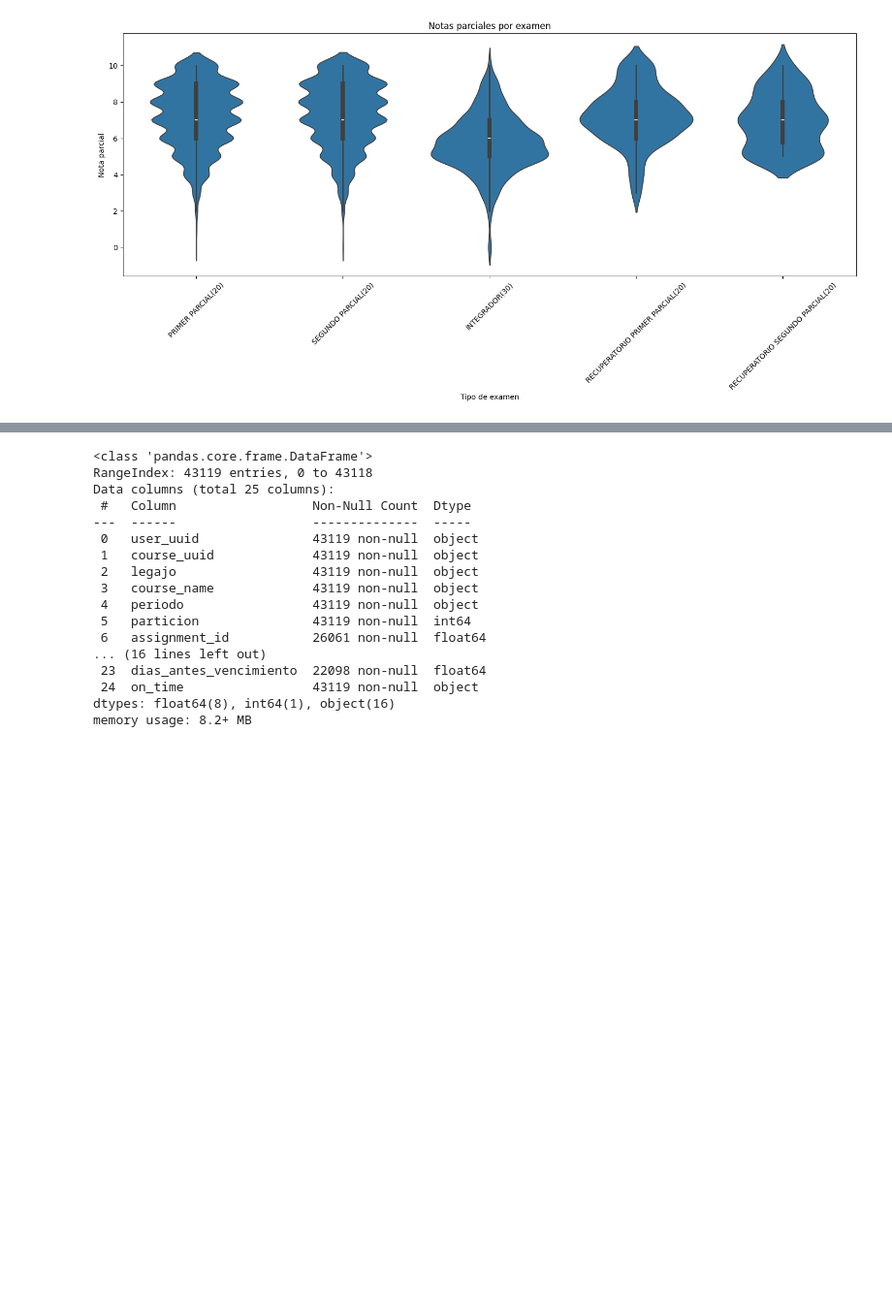
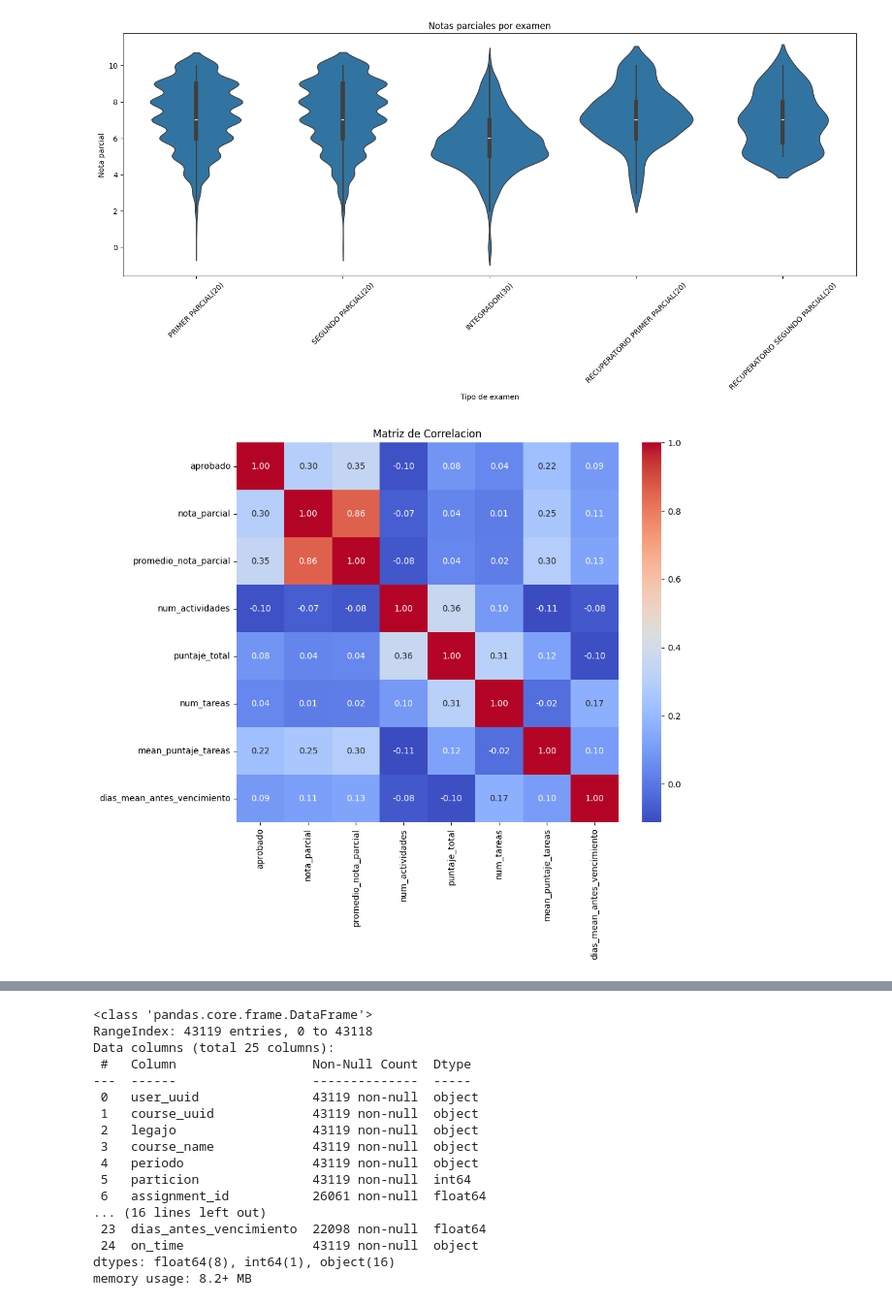
Before and after one commit to tomas-cortez/student_performance, a Jupyter notebook: notebooks/visualizacion.ipynb, the cells around one changed output, grey strips where cells are left out. Shown at 97% size. Saved outputs shown, nothing was run; the diff lists cells and outputs as text; code cells hidden in the pictures; blank space fills up the shorter version.

Commit message:
update de correlaciones

```diff
--- a/notebooks/visualizacion.ipynb
+++ b/notebooks/visualizacion.ipynb
@@ -86,3 +86,22 @@ plt.xticks(rotation=45)
 plt.show()
 # %% [output]
 [figure]
+# %%
+variables_relevantes = ["aprobado", "nota_parcial", "promedio_nota_parcial",
+                       "num_actividades", "puntaje_total", "num_tareas", "mean_puntaje_tareas",
+                       "dias_mean_antes_vencimiento"]
+
+df_filtrado = df_estudiantes[variables_relevantes].copy()
+
+df_filtrado.fillna(df_filtrado.mean(), inplace=True)
+
+matriz_correlacion = df_filtrado.corr()
+
+correlaciones_con_aprobado = matriz_correlacion["aprobado"].drop("aprobado")
+
+plt.figure(figsize=(10, 8))
+sns.heatmap(matriz_correlacion, annot=True, cmap="coolwarm", fmt=".2f")
+plt.title("Matriz de Correlacion")
+plt.show()
+# %% [output]
+[figure, added]
```
Also changed, not shown: parts of 2 cells of this notebook.
